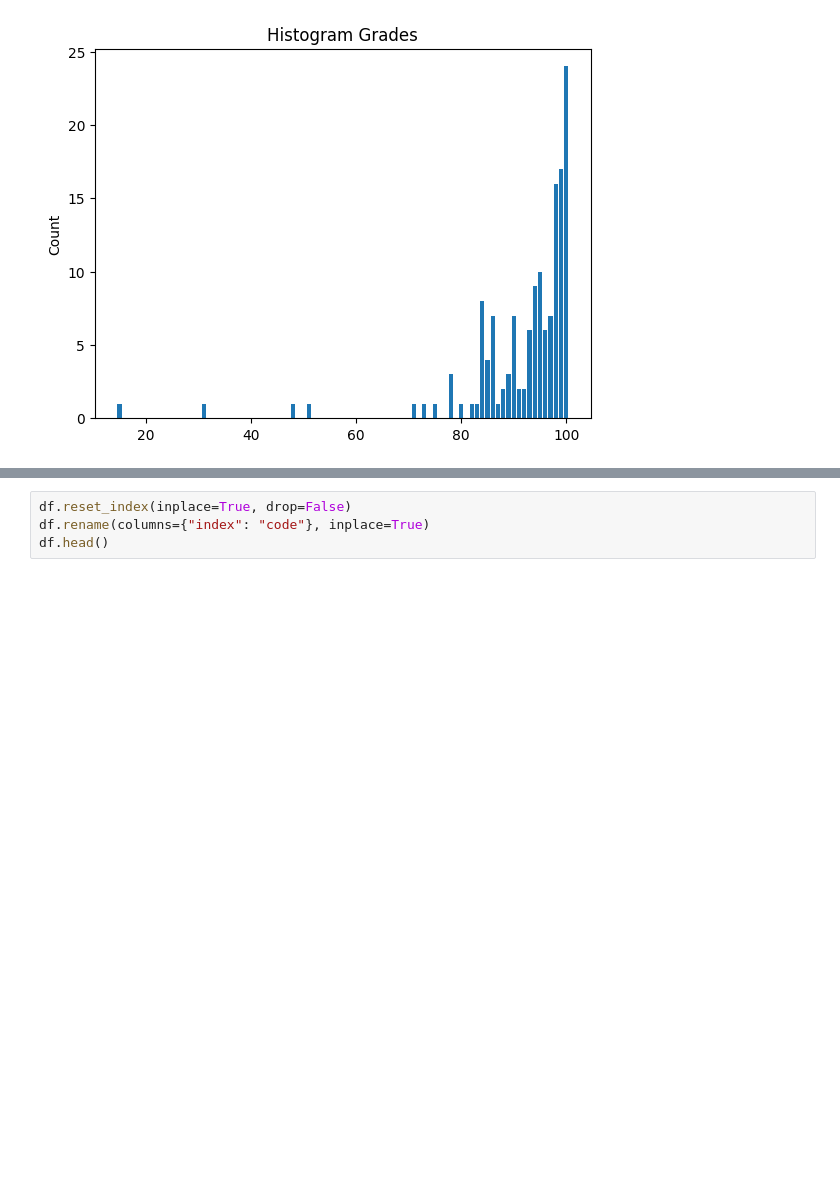
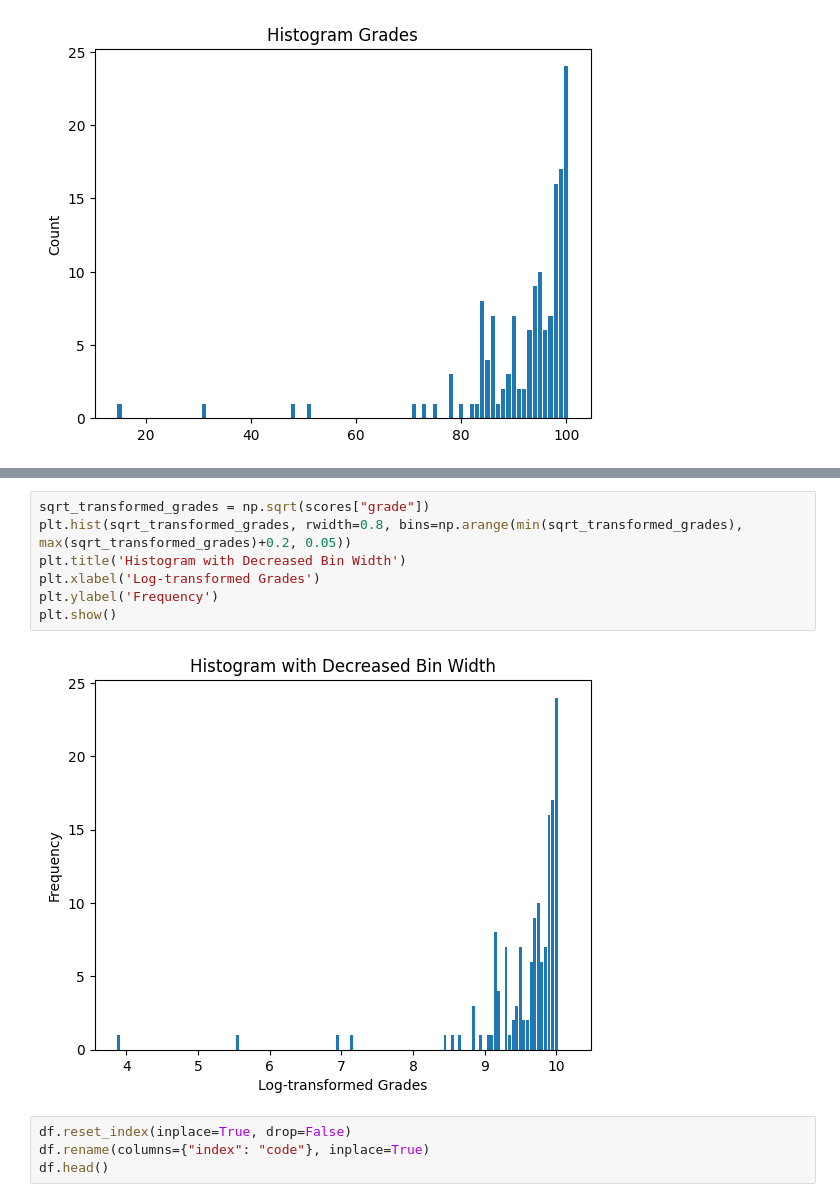
Before and after one commit to cerenarkac21/PROJE_CS412, a Jupyter notebook: code_base.ipynb, the cells around one changed output, grey strips where cells are left out. Drawn from its saved outputs; the diff is of its cells as text; blank space fills up the shorter version.

```diff
--- a/code_base.ipynb
+++ b/code_base.ipynb
@@ -589,3 +598,12 @@ plt.show()
+# %%
+sqrt_transformed_grades = np.sqrt(scores["grade"])
+plt.hist(sqrt_transformed_grades, rwidth=0.8, bins=np.arange(min(sqrt_transformed_grades), max(sqrt_transformed_grades)+0.2, 0.05))
+plt.title('Histogram with Decreased Bin Width')
+plt.xlabel('Log-transformed Grades')
+plt.ylabel('Frequency')
+plt.show()
+# %% [output]
+[figure, added]
 # %%
 df.reset_index(inplace=True, drop=False)
 df.rename(columns={"index": "code"}, inplace=True)
```
Also changed, not shown: parts of 1 cell of this notebook.
